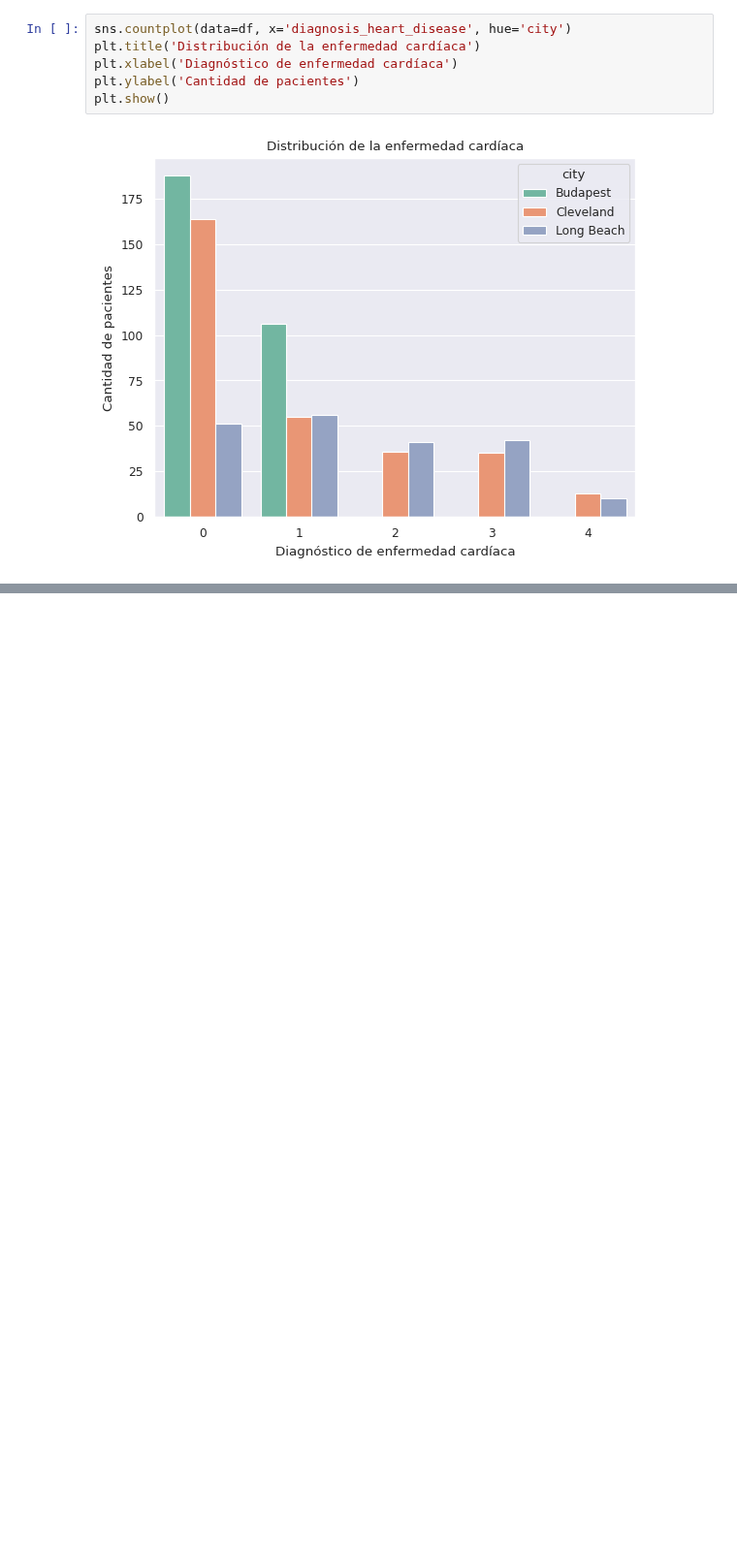
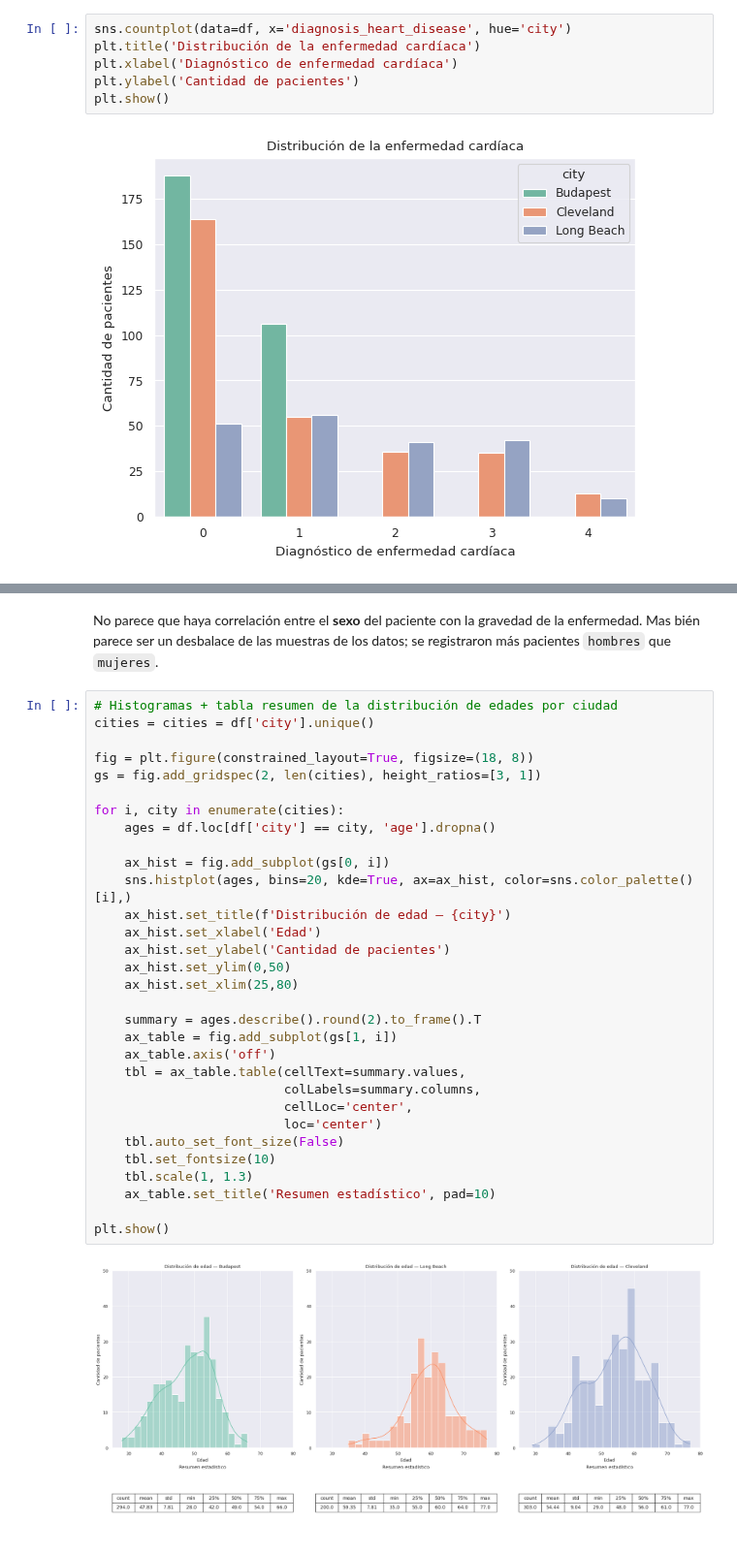
Before and after one commit to LandoDua/analisis-enfermedad-cardiaca, a Jupyter notebook: visualizacion.ipynb, the cells around one changed output, grey strips where cells are left out. Shown at 97% size. Drawn from its saved outputs; the diff is of its cells as text; blank space fills up the shorter version.

```diff
--- a/visualizacion.ipynb
+++ b/visualizacion.ipynb
@@ -102,2 +160,37 @@ plt.show()
+# %% [markdown]
+No parece que haya correlación entre el **sexo** del paciente con la gravedad de la enfermedad. Mas bién parece ser un desbalace de las muestras de los datos; se registraron más pacientes `hombres` que `mujeres`.
+# %%
+# Histogramas + tabla resumen de la distribución de edades por ciudad
+cities = cities = df['city'].unique()
+
+fig = plt.figure(constrained_layout=True, figsize=(18, 8))
+gs = fig.add_gridspec(2, len(cities), height_ratios=[3, 1])
+
+for i, city in enumerate(cities):
+    ages = df.loc[df['city'] == city, 'age'].dropna()
+
+    ax_hist = fig.add_subplot(gs[0, i])
+    sns.histplot(ages, bins=20, kde=True, ax=ax_hist, color=sns.color_palette()[i],)
+    ax_hist.set_title(f'Distribución de edad — {city}')
+    ax_hist.set_xlabel('Edad')
+    ax_hist.set_ylabel('Cantidad de pacientes')
+    ax_hist.set_ylim(0,50)
+    ax_hist.set_xlim(25,80)
+
+    summary = ages.describe().round(2).to_frame().T
+    ax_table = fig.add_subplot(gs[1, i])
+    ax_table.axis('off')
+    tbl = ax_table.table(cellText=summary.values,
+                         colLabels=summary.columns,
+                         cellLoc='center',
+                         loc='center')
+    tbl.auto_set_font_size(False)
+    tbl.set_fontsize(10)
+    tbl.scale(1, 1.3)
+    ax_table.set_title('Resumen estadístico', pad=10)
+
+plt.show()
+# %% [output]
+[figure, added]
 # %%
 sns.histplot(data=df, x='age', hue='diagnosis_heart_disease', multiple='stack', bins=30, kde=True)
```
Also changed, not shown: parts of 49 cells of this notebook, 2 other files.
